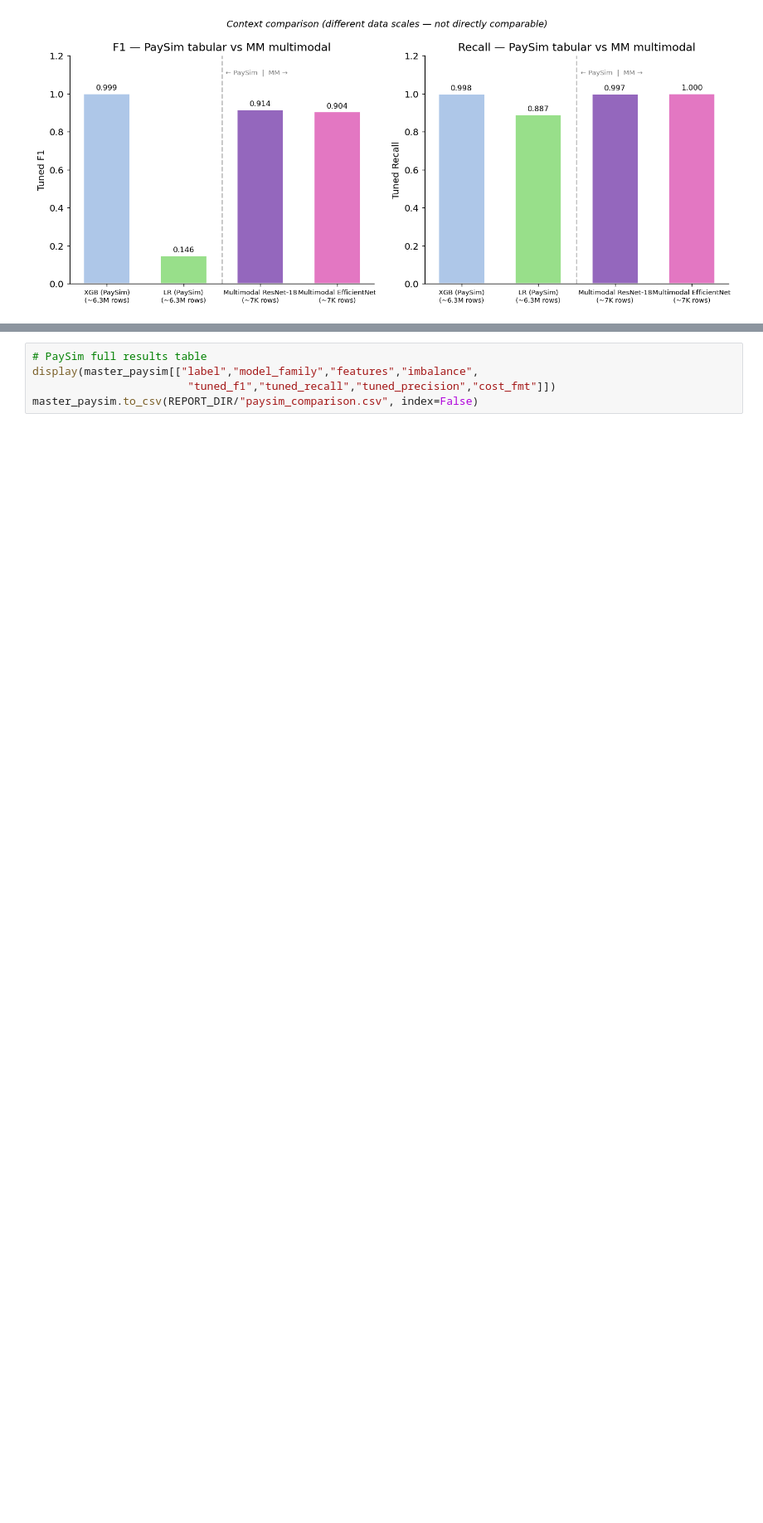
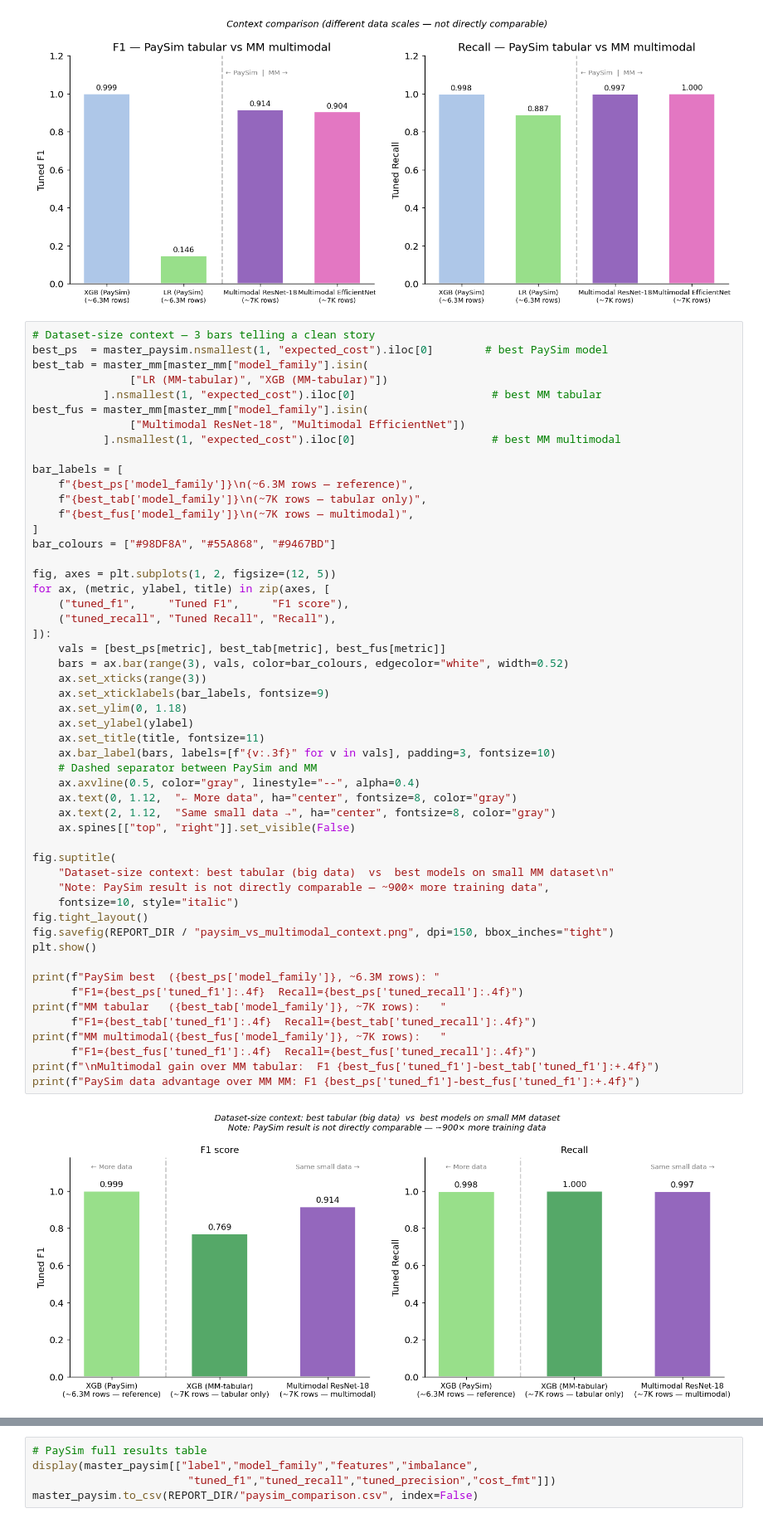
Before and after one commit to tanyelutsik/multimodal-fraud-detection-thesis, a Jupyter notebook: notebook/00_report.ipynb, the cells around one changed output, grey strips where cells are left out. Shown at 83% size. Saved outputs shown, nothing was run; the diff lists cells and outputs as text; blank space fills up the shorter version.

```diff
--- a/notebook/00_report.ipynb
+++ b/notebook/00_report.ipynb
@@ -708,3 +714,57 @@ fig.savefig(REPORT_DIR/"paysim_vs_multimodal_context.png", dpi=150, bbox_inches=
 plt.show()
 # %% [output]
 [figure]
+# %%
+# Dataset-size context — 3 bars telling a clean story
+best_ps  = master_paysim.nsmallest(1, "expected_cost").iloc[0]        # best PaySim model
+best_tab = master_mm[master_mm["model_family"].isin(
+               ["LR (MM-tabular)", "XGB (MM-tabular)"])
+           ].nsmallest(1, "expected_cost").iloc[0]                     # best MM tabular
+best_fus = master_mm[master_mm["model_family"].isin(
+               ["Multimodal ResNet-18", "Multimodal EfficientNet"])
+           ].nsmallest(1, "expected_cost").iloc[0]                     # best MM multimodal
+
+bar_labels = [
+    f"{best_ps['model_family']}\n(~6.3M rows — reference)",
+    f"{best_tab['model_family']}\n(~7K rows — tabular only)",
+    f"{best_fus['model_family']}\n(~7K rows — multimodal)",
+]
+bar_colours = ["#98DF8A", "#55A868", "#9467BD"]
+
+fig, axes = plt.subplots(1, 2, figsize=(12, 5))
+for ax, (metric, ylabel, title) in zip(axes, [
+    ("tuned_f1",     "Tuned F1",     "F1 score"),
+    ("tuned_recall", "Tuned Recall", "Recall"),
+]):
+    vals = [best_ps[metric], best_tab[metric], best_fus[metric]]
+    bars = ax.bar(range(3), vals, color=bar_colours, edgecolor="white", width=0.52)
+    ax.set_xticks(range(3))
+    ax.set_xticklabels(bar_labels, fontsize=9)
+    ax.set_ylim(0, 1.18)
+    ax.set_ylabel(ylabel)
+    ax.set_title(title, fontsize=11)
+    ax.bar_label(bars, labels=[f"{v:.3f}" for v in vals], padding=3, fontsize=10)
+    # Dashed separator between PaySim and MM
+    ax.axvline(0.5, color="gray", linestyle="--", alpha=0.4)
+    ax.text(0, 1.12,  "← More data", ha="center", fontsize=8, color="gray")
+    ax.text(2, 1.12,  "Same small data →", ha="center", fontsize=8, color="gray")
+    ax.spines[["top", "right"]].set_visible(False)
+
+fig.suptitle(
+    "Dataset-size context: best tabular (big data)  vs  best models on small MM dataset\n"
+    "Note: PaySim result is not directly comparable — ~900× more training data",
+    fontsize=10, style="italic")
+fig.tight_layout()
+fig.savefig(REPORT_DIR / "paysim_vs_multimodal_context.png", dpi=150, bbox_inches="tight")
+plt.show()
+
+print(f"PaySim best  ({best_ps['model_family']}, ~6.3M rows): "
+      f"F1={best_ps['tuned_f1']:.4f}  Recall={best_ps['tuned_recall']:.4f}")
+print(f"MM tabular   ({best_tab['model_family']}, ~7K rows):   "
+      f"F1={best_tab['tuned_f1']:.4f}  Recall={best_tab['tuned_recall']:.4f}")
+print(f"MM multimodal({best_fus['model_family']}, ~7K rows):   "
+      f"F1={best_fus['tuned_f1']:.4f}  Recall={best_fus['tuned_recall']:.4f}")
+print(f"\nMultimodal gain over MM tabular:  F1 {best_fus['tuned_f1']-best_tab['tuned_f1']:+.4f}")
+print(f"PaySim data advantage over MM MM: F1 {best_ps['tuned_f1']-best_fus['tuned_f1']:+.4f}")
+# %% [output]
+[figure, added]
```
Also changed, not shown: parts of 12 cells of this notebook.
